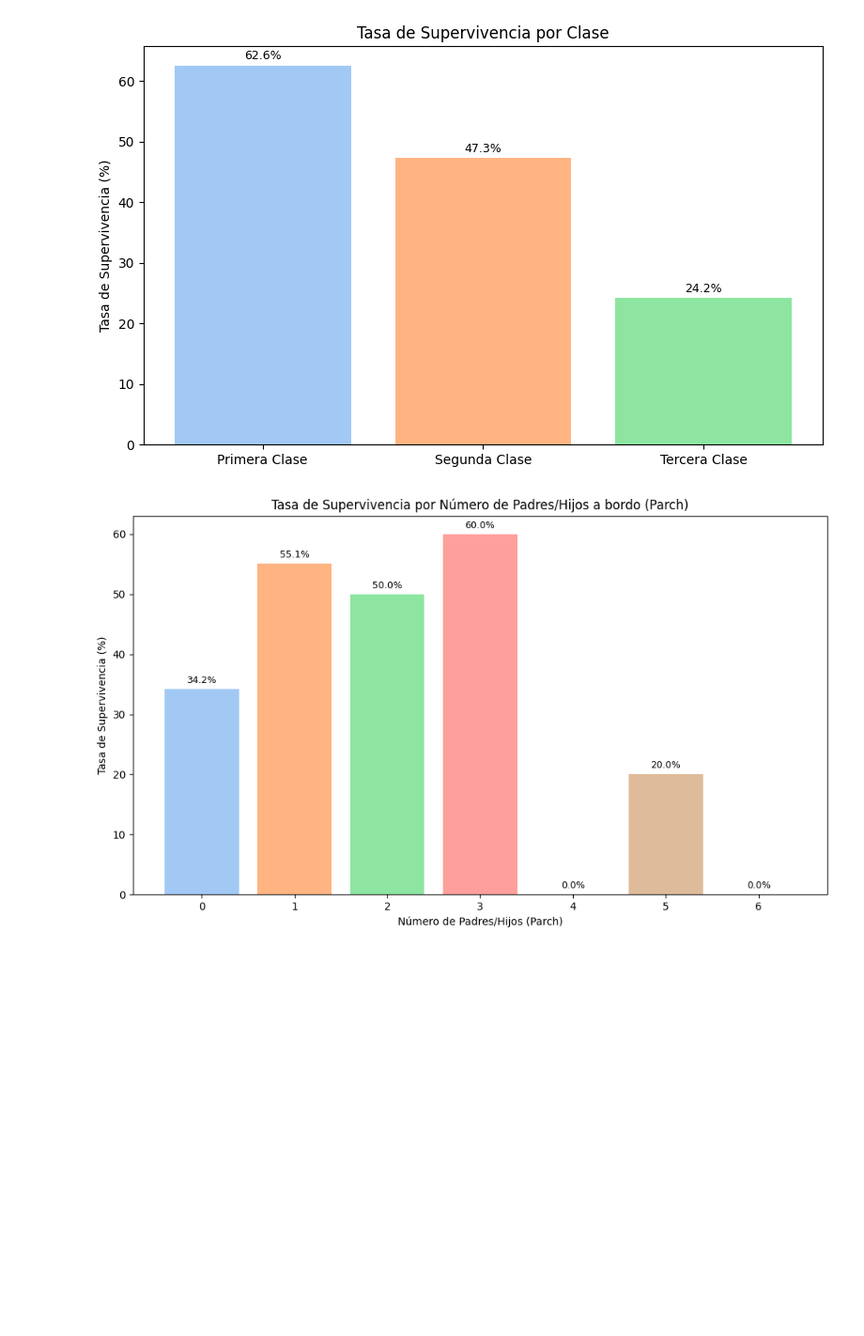
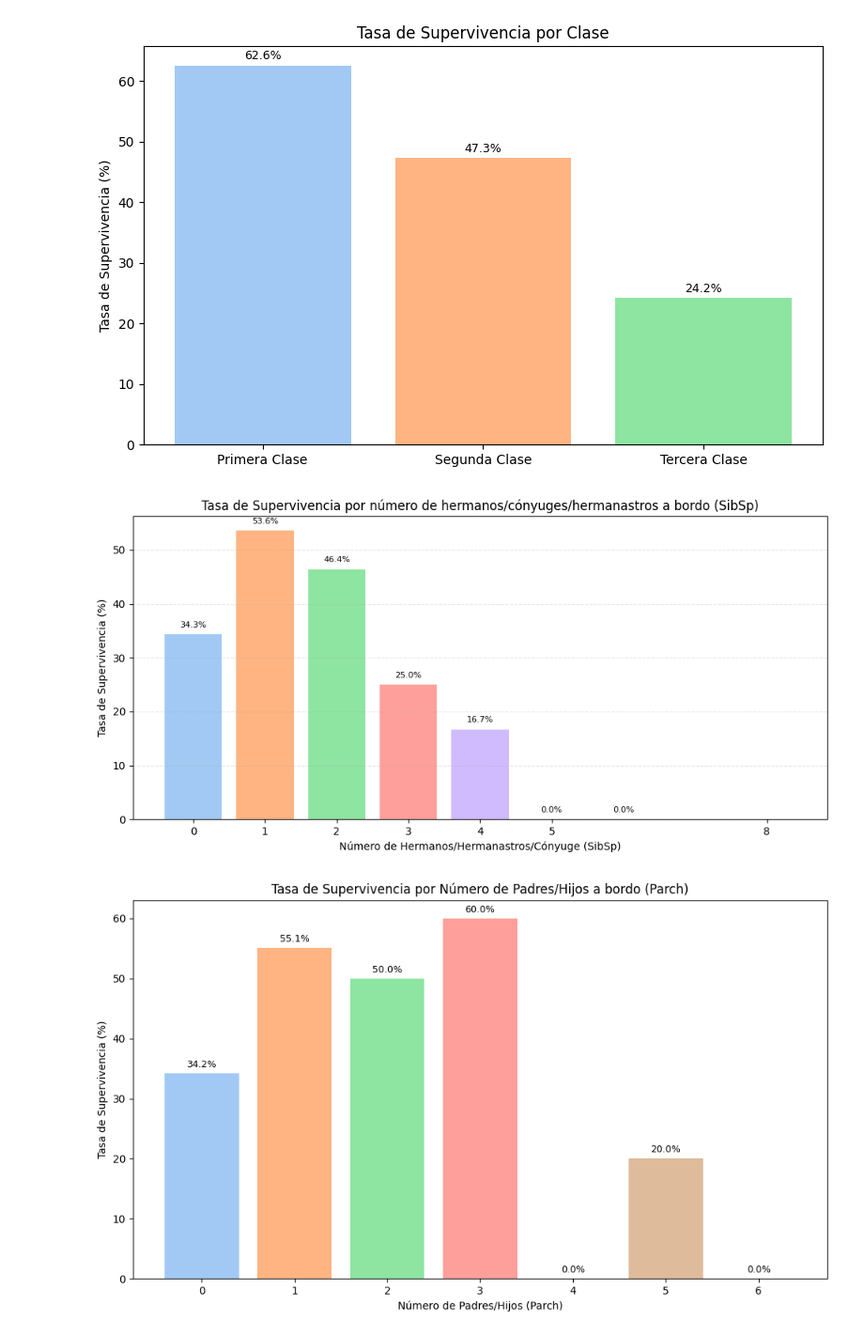
Before and after one commit to maria-enc/portfolio-datos, a Jupyter notebook: titanic/analisis_titanic.ipynb, the cells around one changed output. Shown at 94% size. Drawn from its saved outputs; the diff is of its cells as text; code cells hidden in the pictures; blank space fills up the shorter version.

```diff
--- a/titanic/analisis_titanic.ipynb
+++ b/titanic/analisis_titanic.ipynb
@@ -444,6 +444,23 @@ plt.tight_layout()
 plt.show()
 # %% [output]
 [figure]
+# %%
+# Gráfico de barras para la tasa de supervivencia por SibSp (número de hermanos/cónyuges/hermanastros a bordo)
+plt.figure(figsize=(10, 5))
+survival_by_sibsp = df.groupby('SibSp')['Survived'].mean().mul(100).round(1)
+colors = sns.color_palette('pastel', n_colors=len(survival_by_sibsp))
+plt.bar(survival_by_sibsp.index, survival_by_sibsp.values, color=colors)
+plt.xticks(survival_by_sibsp.index)
+plt.xlabel('Número de Hermanos/Hermanastros/Cónyuge (SibSp)')
+plt.ylabel('Tasa de Supervivencia (%)')
+plt.title('Tasa de Supervivencia por número de hermanos/cónyuges/hermanastros a bordo (SibSp)')
+for i, v in enumerate(survival_by_sibsp.values):
+    plt.text(i, v + 1, f"{v:.1f}%", ha='center', fontsize=8, va='bottom')
+plt.grid(axis='y', alpha=0.3, linestyle='--')
+plt.tight_layout()
+plt.show()
+# %% [output]
+[figure, added]
 # %%
 # Gráfico de barras para la tasa de supervivencia por número de hijos/padres a bordo (Parch)
 plt.figure(figsize=(10, 6))
```
Also changed, not shown: parts of 3 cells of this notebook, 3 other files.
